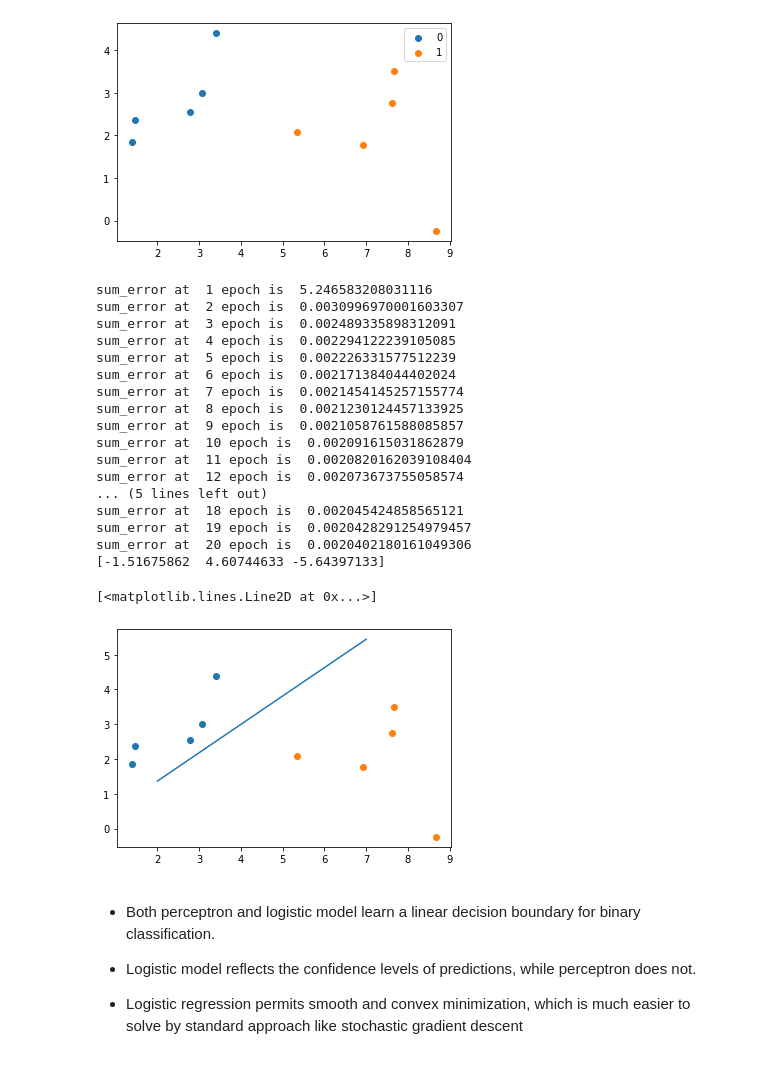
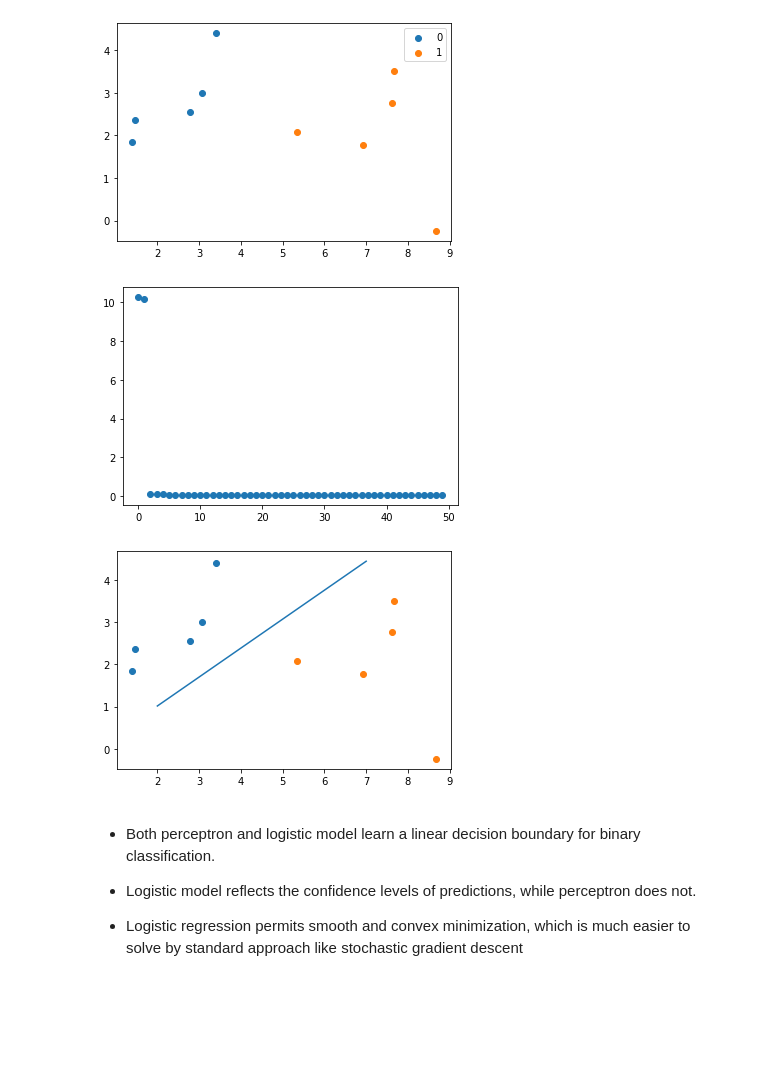
Before and after one commit to yexf308/MachineLearning, a Jupyter notebook: Module1/Logistic_regression2.ipynb, the cells around one changed output. Saved outputs shown, nothing was run; the diff lists cells and outputs as text; code cells hidden in the pictures; blank space fills up the shorter version.

```diff
--- a/Module1/Logistic_regression2.ipynb
+++ b/Module1/Logistic_regression2.ipynb
@@ -148,29 +157,16 @@ def train_weights(X, y, l_epoch_span, n_epoch, threshold=0.002):
 # %%
 
-n_epoch = 20
+n_epoch = 50
 n_span = arange(n_epoch)
-l_epoch_span = 1/((1+2 * n_span)**2)
+l_epoch_span = 1/((1+2 * n_span)**1)
 #print(l_rate_span)
-weights = train_weights(X, y, l_epoch_span, n_epoch) #you should restart with the new IC.
+weights, sum_error_store = train_weights(X, y, l_epoch_span, n_epoch) #you should restart with the new IC.
 print(weights)
-# %% [output]
-sum_error at  1 epoch is  5.246583208031116
-sum_error at  2 epoch is  0.0030996970001603307
-sum_error at  3 epoch is  0.002489335898312091
-sum_error at  4 epoch is  0.002294122239105085
-sum_error at  5 epoch is  0.002226331577512239
-sum_error at  6 epoch is  0.002171384044402024
-sum_error at  7 epoch is  0.0021454145257155774
-sum_error at  8 epoch is  0.0021230124457133925
-sum_error at  9 epoch is  0.0021058761588085857
-sum_error at  10 epoch is  0.002091615031862879
-sum_error at  11 epoch is  0.0020820162039108404
-sum_error at  12 epoch is  0.002073673755058574
-... (5 lines left out)
-sum_error at  18 epoch is  0.002045424858565121
-sum_error at  19 epoch is  0.0020428291254979457
-sum_error at  20 epoch is  0.0020402180161049306
-[-1.51675862  4.60744633 -5.64397133]
+# %%
+plt.scatter(arange(len(sum_error_store)), sum_error_store)
+plt.show()
+# %% [output]
+[figure, added]
 # %%
 
 x_span = linspace(2,7,100)
@@ -178,10 +174,10 @@ y_span = -(weights[0] + weights[1] * x_span)/weights[2]
 fig, ax = plt.subplots()
 ax.scatter(dataset[0:5,0],dataset[0:5,1],label='0')
 ax.scatter(dataset[5:10,0],dataset[5:10,1],label='1')
-plot(x_span, y_span)
+plt.plot(x_span, y_span)
+plt.show()
 # %% [output]
-[<matplotlib.lines.Line2D at 0x...>]
-[figure, old version]
+[figure, new version]
 # %% [markdown]
 - Both perceptron and logistic model learn a linear decision boundary for
 binary classification.
```
Also changed, not shown: parts of 8 cells of this notebook.
